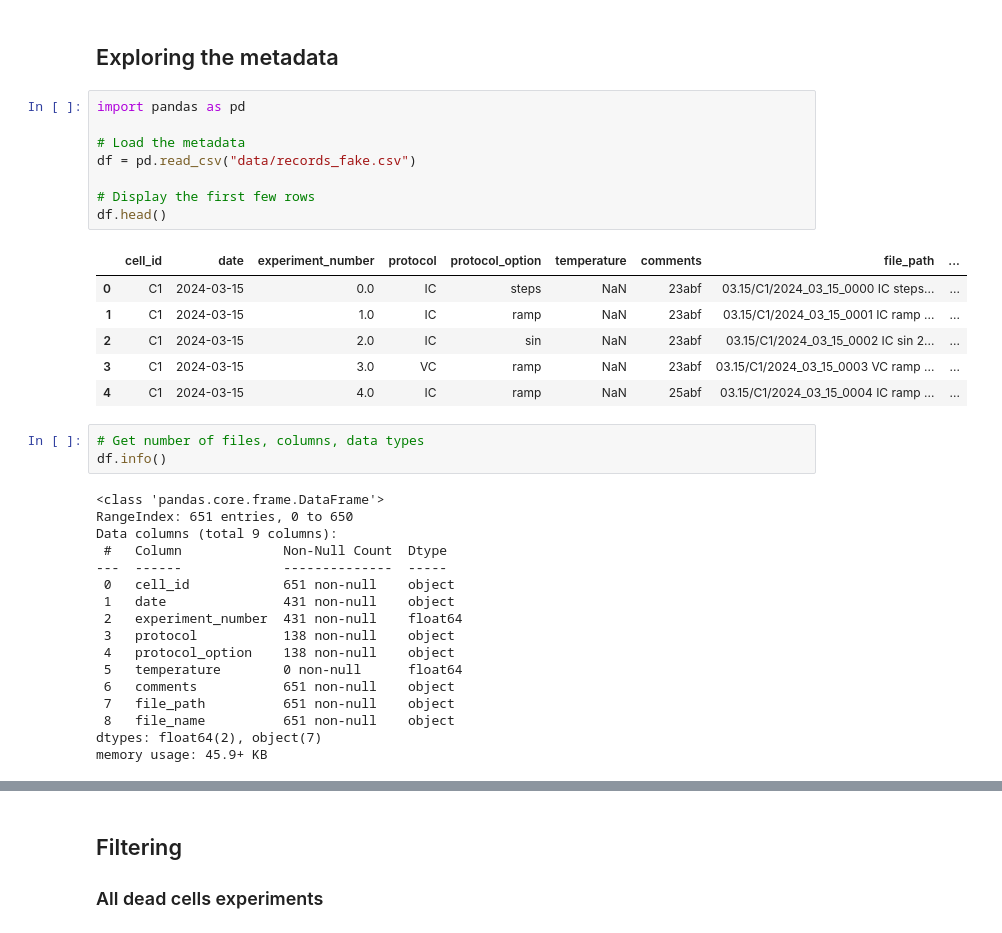
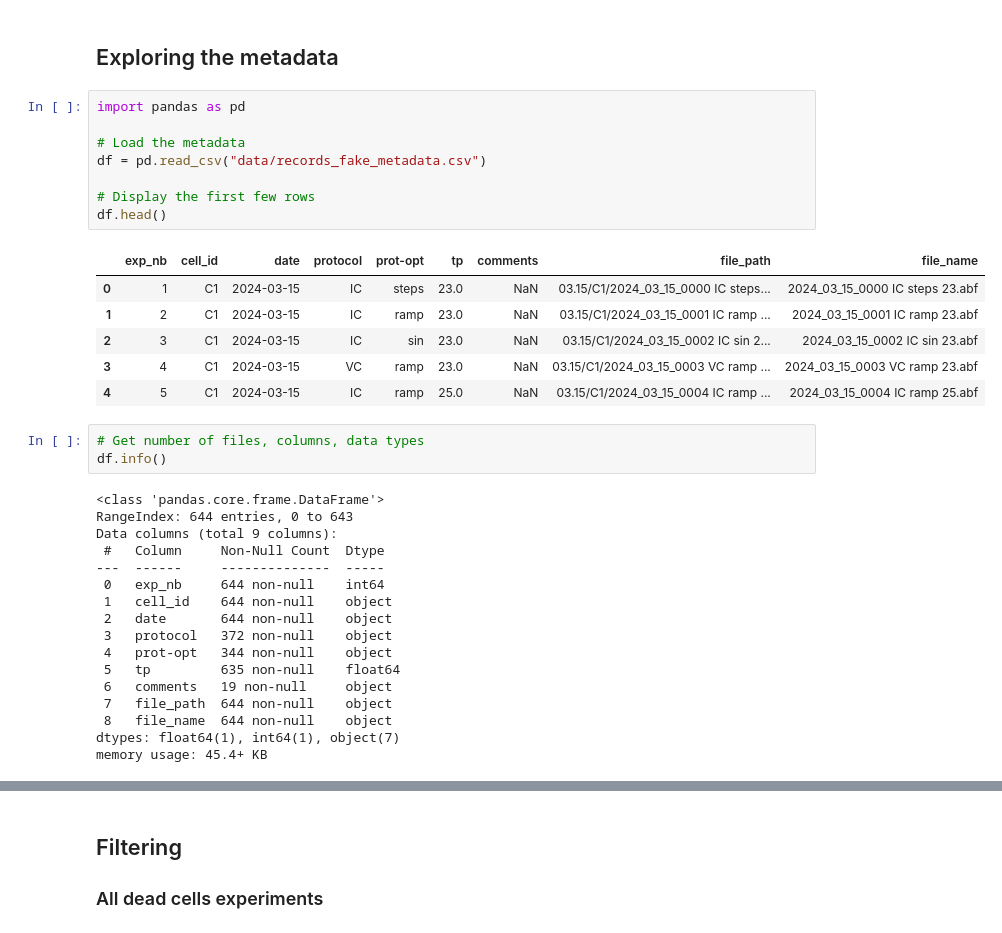
Before and after one commit to fabien-campillo/data-science-spikes, a Jupyter notebook: 4_exploring_a_database.ipynb, the cells around one changed output, grey strips where cells are left out. Drawn from its saved outputs; the diff is of its cells as text.

```diff
--- a/4_exploring_a_database.ipynb
+++ b/4_exploring_a_database.ipynb
@@ -550,38 +589,38 @@ print(subset)
 # %%
 import pandas as pd
 
 # Load the metadata
-df = pd.read_csv("data/records_fake.csv")
+df = pd.read_csv("data/records_fake_metadata.csv")
 
 # Display the first few rows
 df.head()
 # %% [output]
-|  | cell_id | date | experiment_number | protocol | protocol_option | temperature | comments | file_path | ... |
-| 0 | C1 | 2024-03-15 | 0.0 | IC | steps | NaN | 23abf | 03.15/C1/2024_03_15_0000 IC steps... | ... |
-| 1 | C1 | 2024-03-15 | 1.0 | IC | ramp | NaN | 23abf | 03.15/C1/2024_03_15_0001 IC ramp ... | ... |
-| 2 | C1 | 2024-03-15 | 2.0 | IC | sin | NaN | 23abf | 03.15/C1/2024_03_15_0002 IC sin 2... | ... |
-| 3 | C1 | 2024-03-15 | 3.0 | VC | ramp | NaN | 23abf | 03.15/C1/2024_03_15_0003 VC ramp ... | ... |
-| 4 | C1 | 2024-03-15 | 4.0 | IC | ramp | NaN | 25abf | 03.15/C1/2024_03_15_0004 IC ramp ... | ... |
+|  | exp_nb | cell_id | date | protocol | prot-opt | tp | comments | file_path | file_name |
+| 0 | 1 | C1 | 2024-03-15 | IC | steps | 23.0 | NaN | 03.15/C1/2024_03_15_0000 IC steps... | 2024_03_15_0000 IC steps 23.abf |
+| 1 | 2 | C1 | 2024-03-15 | IC | ramp | 23.0 | NaN | 03.15/C1/2024_03_15_0001 IC ramp ... | 2024_03_15_0001 IC ramp 23.abf |
+| 2 | 3 | C1 | 2024-03-15 | IC | sin | 23.0 | NaN | 03.15/C1/2024_03_15_0002 IC sin 2... | 2024_03_15_0002 IC sin 23.abf |
+| 3 | 4 | C1 | 2024-03-15 | VC | ramp | 23.0 | NaN | 03.15/C1/2024_03_15_0003 VC ramp ... | 2024_03_15_0003 VC ramp 23.abf |
+| 4 | 5 | C1 | 2024-03-15 | IC | ramp | 25.0 | NaN | 03.15/C1/2024_03_15_0004 IC ramp ... | 2024_03_15_0004 IC ramp 25.abf |
 # %%
 # Get number of files, columns, data types
 df.info()
 # %% [output]
 <class 'pandas.core.frame.DataFrame'>
-RangeIndex: 651 entries, 0 to 650
+RangeIndex: 644 entries, 0 to 643
 Data columns (total 9 columns):
- #   Column             Non-Null Count  Dtype
----  ------             --------------  -----
- 0   cell_id            651 non-null    object
- 1   date               431 non-null    object
- 2   experiment_number  431 non-null    float64
- 3   protocol           138 non-null    object
- 4   protocol_option    138 non-null    object
- 5   temperature        0 non-null      float64
- 6   comments           651 non-null    object
- 7   file_path          651 non-null    object
- 8   file_name          651 non-null    object
-dtypes: float64(2), object(7)
-memory usage: 45.9+ KB
+ #   Column     Non-Null Count  Dtype
+---  ------     --------------  -----
+ 0   exp_nb     644 non-null    int64
+ 1   cell_id    644 non-null    object
+ 2   date       644 non-null    object
+ 3   protocol   372 non-null    object
+ 4   prot-opt   344 non-null    object
+ 5   tp         635 non-null    float64
+ 6   comments   19 non-null     object
+ 7   file_path  644 non-null    object
+ 8   file_name  644 non-null    object
+dtypes: float64(1), int64(1), object(7)
+memory usage: 45.4+ KB
 # %%
 # Show unique protocols nicely
 print("Unique protocols:", df['protocol'].unique())
```
Also changed, not shown: parts of 32 cells of this notebook, 7 other files.
